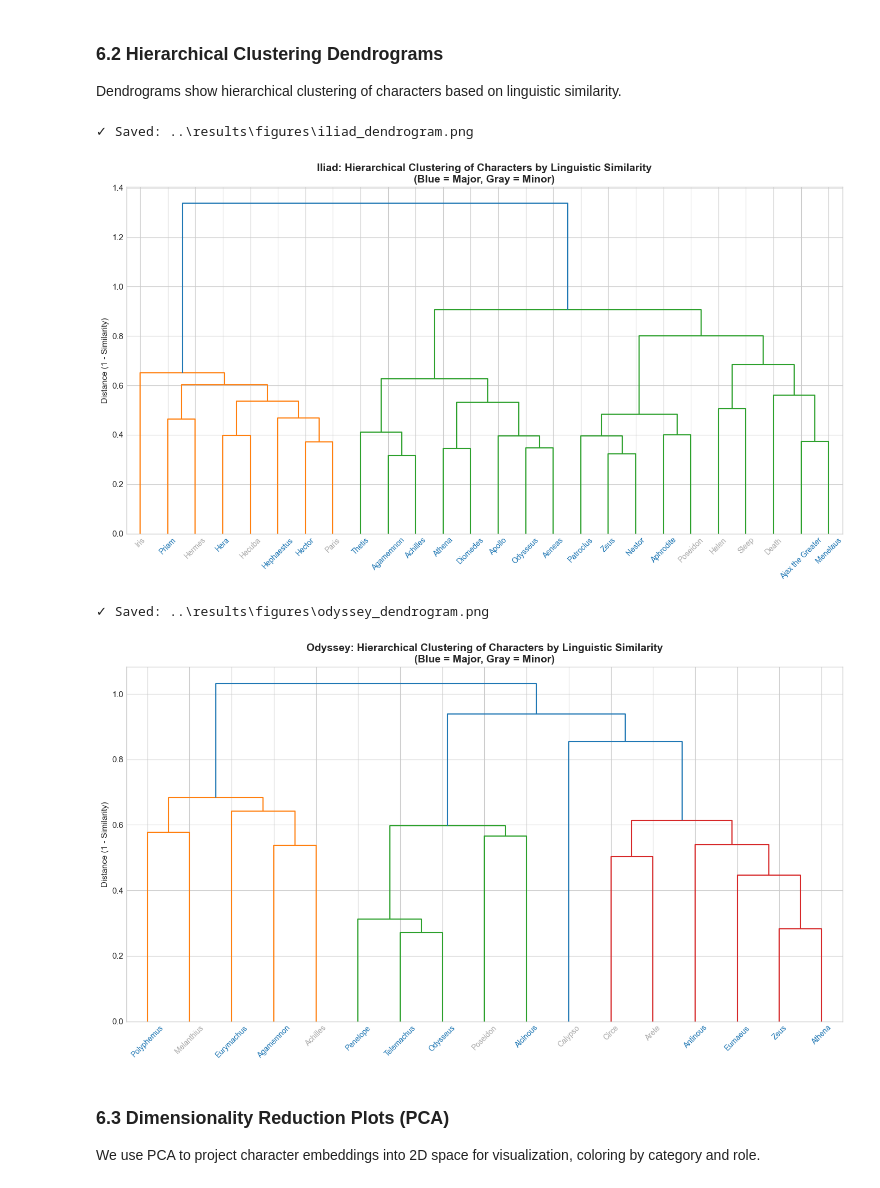
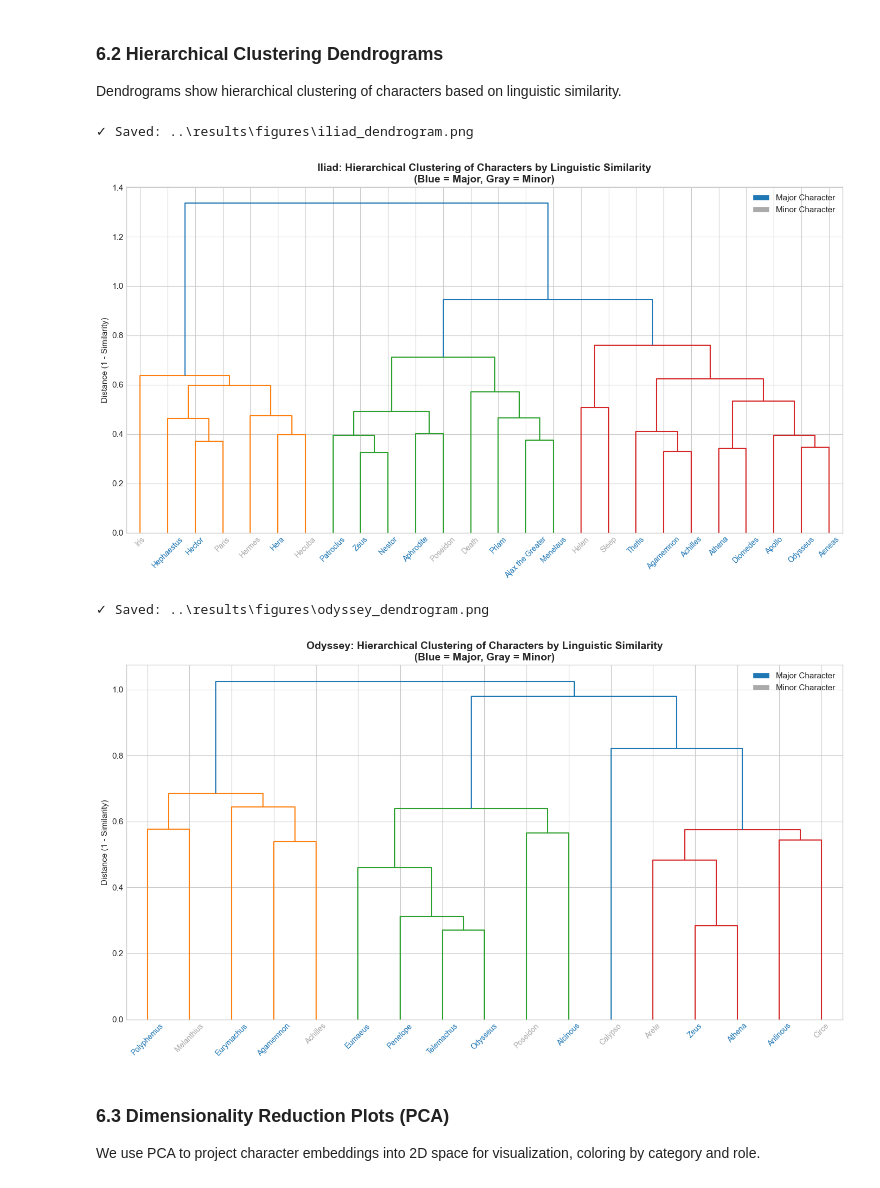
Before and after one commit to unarmedsnek/NLP-Final-Project, a Jupyter notebook: final_notebook/Final_notebook.ipynb, the cells around one changed output. Cells and saved outputs as stored; diff of their text form; code cells hidden in the pictures.

```diff
--- a/final_notebook/Final_notebook.ipynb
+++ b/final_notebook/Final_notebook.ipynb
@@ -931,7 +931,7 @@ Characters are ranked by both metrics, and those in the top tier (based on natur
 # ============================================================================
 
 def classify_characters(stats_df: pd.DataFrame, char_metadata: Dict,
-                        min_words: int = 100, min_speeches: int = 3) -> pd.DataFrame:
+                        min_words: int = 200, min_speeches: int = 3) -> pd.DataFrame:
     """
     Classify characters as major or minor based on speech metrics.
 
@@ -1909,6 +1926,7 @@ Dendrograms show hierarchical clustering of characters based on linguistic simil
 # ============================================================================
 # VISUALIZATION: HIERARCHICAL CLUSTERING DENDROGRAMS
 # ============================================================================
+from matplotlib.patches import Patch
 
 def plot_dendrogram(sim_matrix: np.ndarray, characters: List[str], char_info: Dict,
                     title: str, save_path: Path = None):
@@ -1931,6 +1949,14 @@ def plot_dendrogram(sim_matrix: np.ndarray, characters: List[str], char_info: Di
     # Color function based on category
     def get_leaf_color(char):
         return '#1f77b4' if char_info[char]['category'] == 'major' else '#aaaaaa'
+
+    legend_elements = [
+        Patch(facecolor='#1f77b4', label='Major Character'),
+        Patch(facecolor='#aaaaaa', label='Minor Character')
+    ]
+    ax.legend(handles=legend_elements, loc='upper right')
+
+    ax.set_title(title, fontsize=14, fontweight='bold')
 
     # Plot dendrogram
     dn = dendrogram(
@@ -1951,36 +1977,36 @@ def plot_dendrogram(sim_matrix: np.ndarray, characters: List[str], char_info: Di
     ax.set_title(title, fontsize=14, fontweight='bold')
     ax.set_ylabel('Distance (1 - Similarity)', fontsize=11)
 
     plt.tight_layout()
 
     if save_path:
         plt.savefig(save_path, dpi=150, bbox_inches='tight')
         print(f"✓ Saved: {save_path}")
 
     plt.show()
 
 
 # Plot dendrograms for both epics
 plot_dendrogram(
     iliad_combined_sim,
     iliad_analyzer.characters,
     iliad_analyzer.char_info,
     "Iliad: Hierarchical Clustering of Characters by Linguistic Similarity\n(Blue = Major, Gray = Minor)",
     FIGURES_DIR / "iliad_dendrogram.png"
 )
 
 plot_dendrogram(
     odyssey_combined_sim,
     odyssey_analyzer.characters,
     odyssey_analyzer.char_info,
     "Odyssey: Hierarchical Clustering of Characters by Linguistic Similarity\n(Blue = Major, Gray = Minor)",
     FIGURES_DIR / "odyssey_dendrogram.png"
 )
 # %% [output]
 ✓ Saved: ..\results\figures\iliad_dendrogram.png
-[figure, old version]
+[figure, new version]
 ✓ Saved: ..\results\figures\odyssey_dendrogram.png
-[figure, old version]
+[figure, new version]
 # %% [markdown]
 ### 6.3 Dimensionality Reduction Plots (PCA)
 
```
Also changed, not shown: parts of 9 cells of this notebook, 14 other files.
